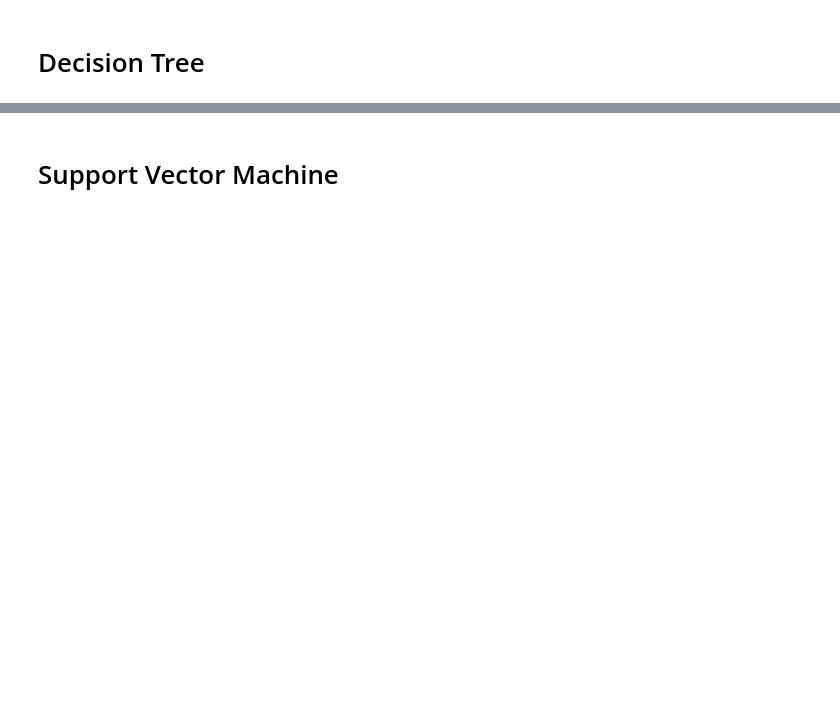
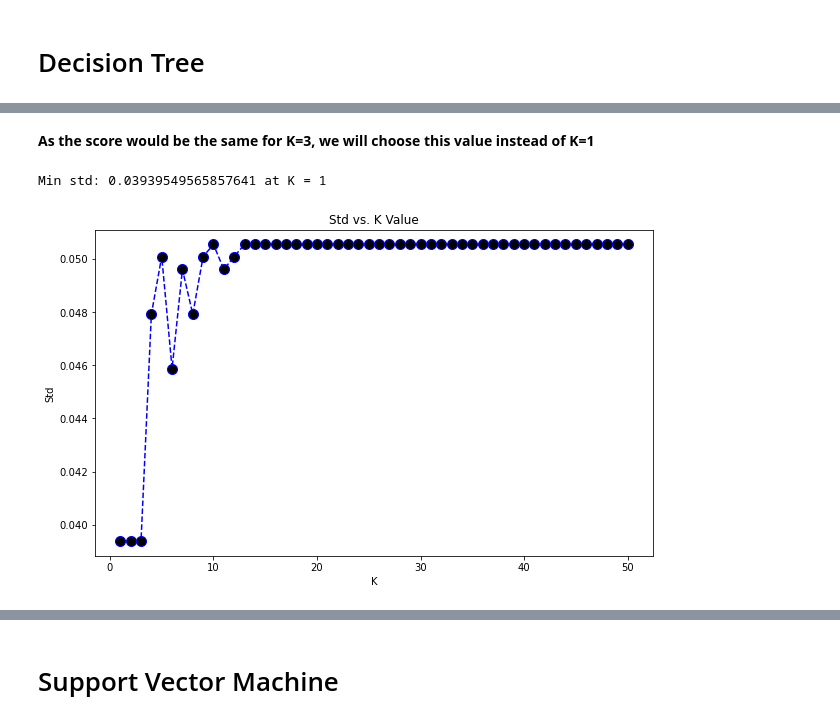
Before and after one commit to alexfrf/coursera-capstone-project, a Jupyter notebook: Capstone_Project.ipynb, the cells around one changed output, grey strips where cells are left out. Drawn from its saved outputs; the diff is of its cells as text; code cells hidden in the pictures; blank space fills up the shorter version.

```diff
--- a/Capstone_Project.ipynb
+++ b/Capstone_Project.ipynb
@@ -361,0 +409,13 @@ The maximum level of accuracy for the test set is achieved at k= 41, with a scor
+# %% [markdown]
+**As the score would be the same for K=3, we will choose this value instead of K=1**
+# %%
+plt.figure(figsize=(10,6))
+plt.plot(range(1,Ks+1),std_acc,color = 'blue',linestyle='--',
+         marker='o',markerfacecolor='green', markersize=10)
+plt.title('Std vs. K Value')
+plt.xlabel('K')
+plt.ylabel('Std')
+print("Min std:",min(std_acc),"at K =",std_acc.argmin()+1)
+# %% [output]
+Min std: 0.03939549565857641 at K = 1
+[figure, added]
```
Also changed, not shown: parts of 19 cells of this notebook.
